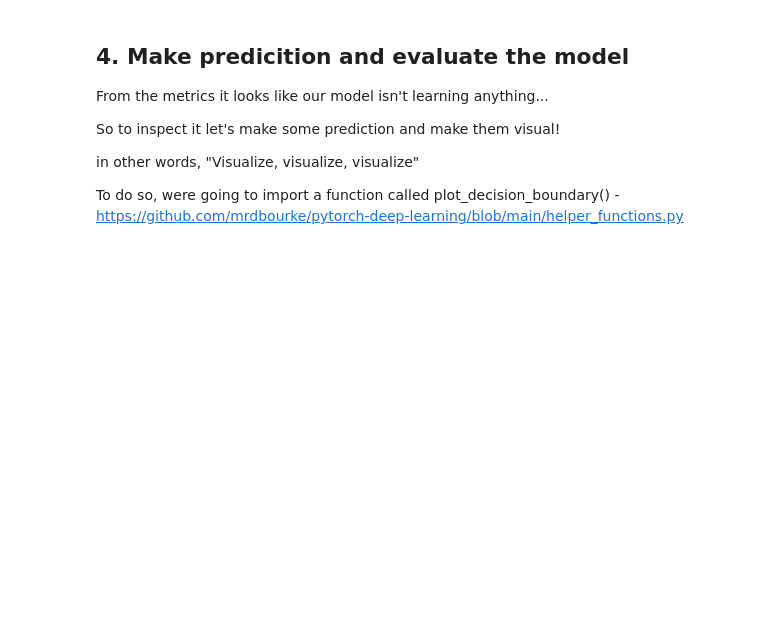
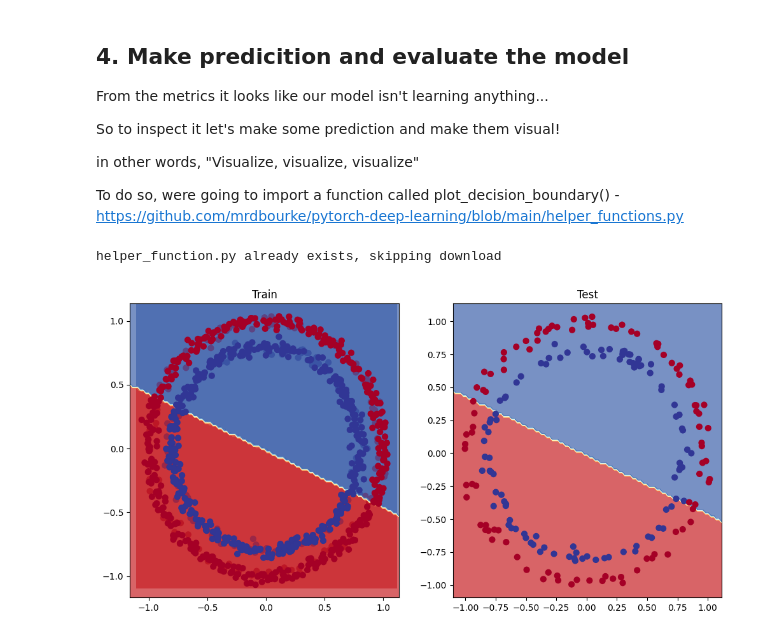
Before and after one commit to Yughie/Mastering-Machine-Learning, a Jupyter notebook: 02_pytorch_classification.ipynb, the cells around one changed output. Cells and saved outputs as stored; diff of their text form; code cells hidden in the pictures; blank space fills up the shorter version.

Commit message:
Visualize update

```diff
--- a/02_pytorch_classification.ipynb
+++ b/02_pytorch_classification.ipynb
@@ -342,7 +342,7 @@ torch.manual_seed(42)
 torch.cuda.manual_seed(42)
 
 # Set the number of the epochs
-epochs = 100
+epochs = 1000
 
 # Put data to target device
 X_train, y_train = X_train.to(device), y_train.to(device)
@@ -431,6 +438,23 @@ if Path("helper_function.py").is_file():
   print("helper_function.py already exists, skipping download")
 else:
   print("Downloading helper_function.py")
-  request = request.get("https://raw.githubusercontent.com/mrdbourke/pytorch-deep-learning/refs/heads/main/helper_functions.py")
+  request = requests.get("https://raw.githubusercontent.com/mrdbourke/pytorch-deep-learning/refs/heads/main/helper_functions.py")
   with open("helper_function.py", "wb") as f:
     f.write(request.content)
+
+from helper_function import plot_predictions, plot_decision_boundary
+# %% [output]
+helper_function.py already exists, skipping download
+# %%
+# Plot decision boundary of the model
+
+plt.figure(figsize=(12, 6))
+plt.subplot(1, 2, 1)
+plot_decision_boundary(model_0, X_test, y_test)
+plt.title("Train")
+plot_decision_boundary(model_0, X_train, y_train)
+plt.subplot(1, 2, 2)
+plt.title("Test")
+plot_decision_boundary(model_0, X_test, y_test)
+# %% [output]
+[figure, added]
```
Also changed, not shown: parts of 1 cell of this notebook.
